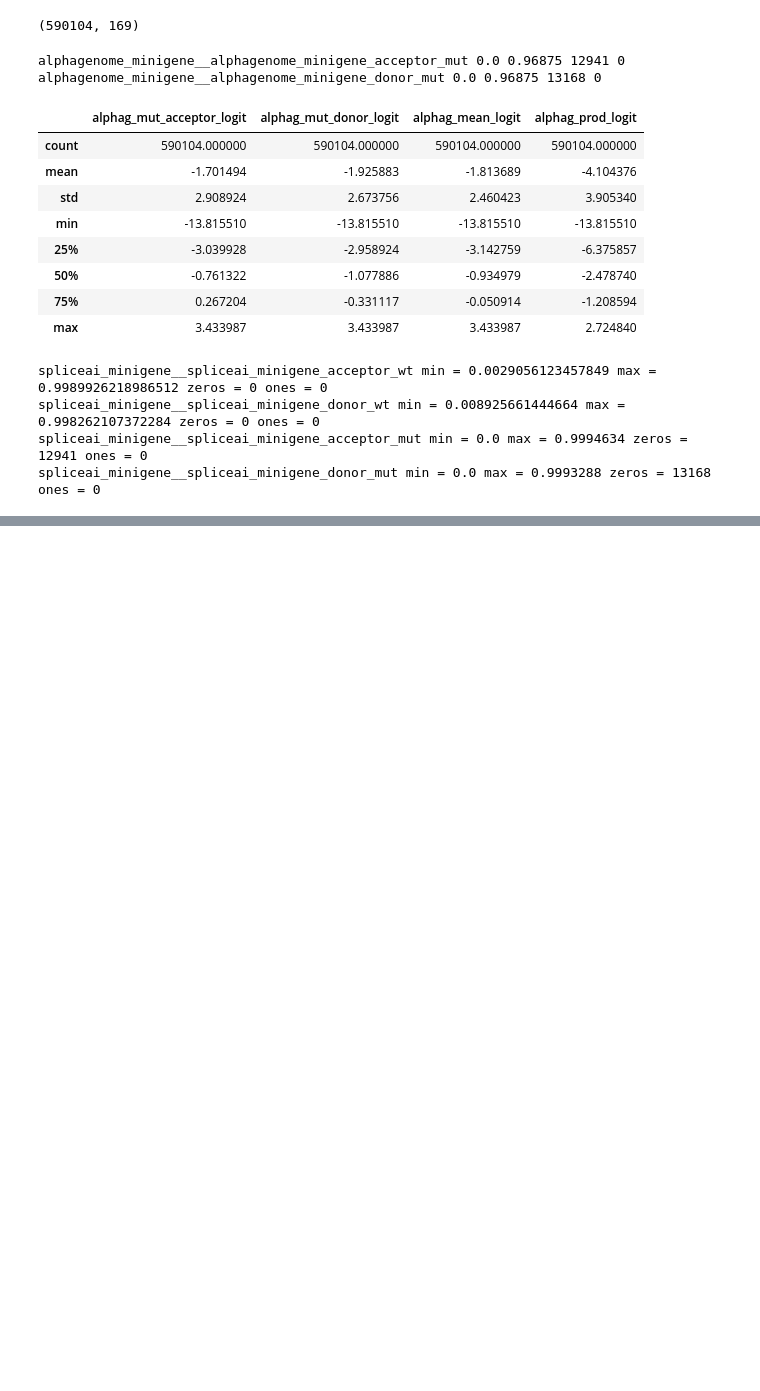
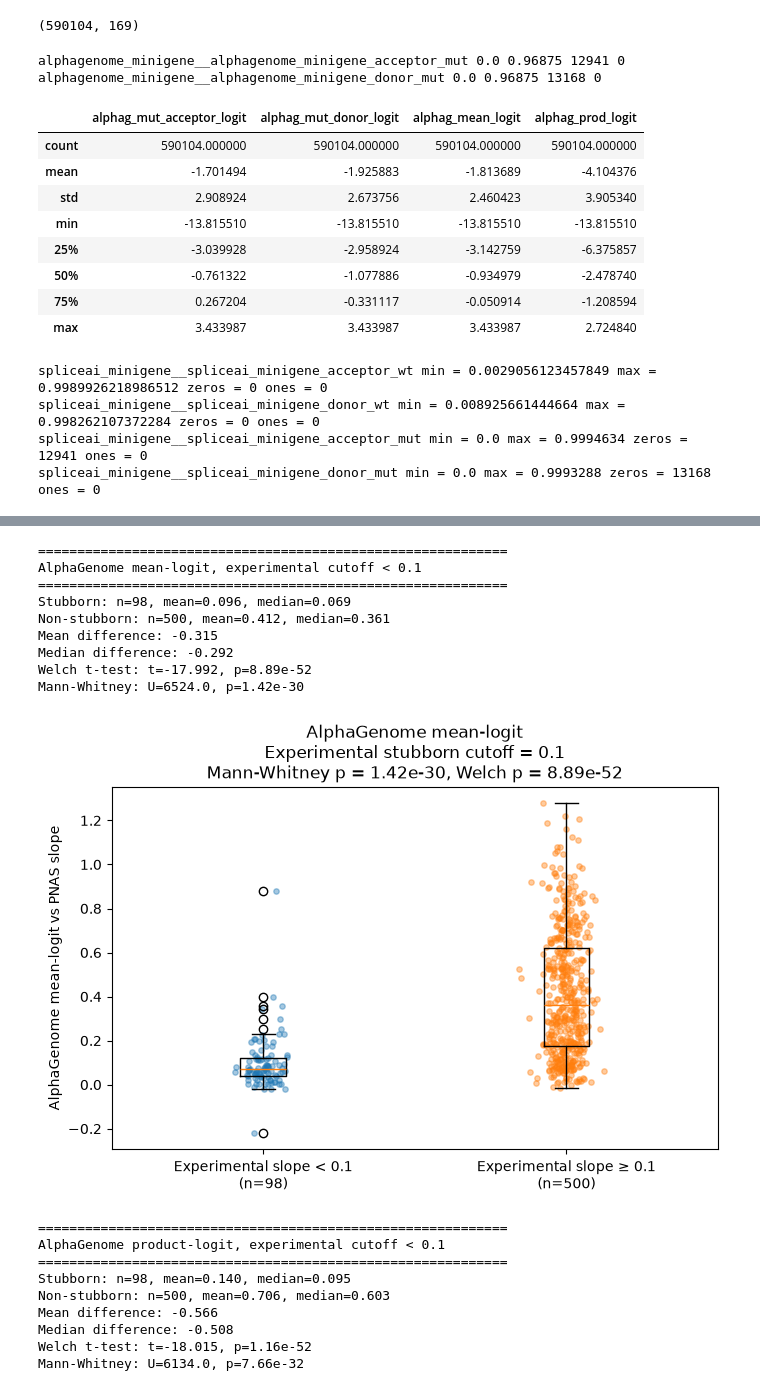
Before and after one commit to log2718/Opensplice-PNAS-data-analysis, a Jupyter notebook: analysis_script/alphagenome_minigene_figshare_analysis.ipynb, the cells around one changed output, grey strips where cells are left out. Saved outputs shown, nothing was run; the diff lists cells and outputs as text; code cells hidden in the pictures; blank space fills up the shorter version.

```diff
--- a/analysis_script/alphagenome_minigene_figshare_analysis.ipynb
+++ b/analysis_script/alphagenome_minigene_figshare_analysis.ipynb
@@ -307,0 +2743,76 @@ print("Plots saved to:", OUT_DIR)
+# %%
+results = []
+
+# ============================================================
+# cutoff = 0.1
+# ============================================================
+
+results.append(
+    compare_groups(
+        summary_3panel,
+        cutoff=0.1,
+        ag_col="slope_mean",
+        label="AlphaGenome mean-logit",
+        filename="mean_logit_exp_cutoff_0.1.png"
+    )
+)
+
+results.append(
+    compare_groups(
+        summary_3panel,
+        cutoff=0.1,
+        ag_col="slope_prod",
+        label="AlphaGenome product-logit",
+        filename="product_logit_exp_cutoff_0.1.png"
+    )
+)
+
+
+# ============================================================
+# cutoff = 0.2
+# ============================================================
+
+results.append(
+    compare_groups(
+        summary_3panel,
+        cutoff=0.2,
+        ag_col="slope_mean",
+        label="AlphaGenome mean-logit",
+        filename="mean_logit_exp_cutoff_0.2.png"
+    )
+)
+
+results.append(
+    compare_groups(
+        summary_3panel,
+        cutoff=0.2,
+        ag_col="slope_prod",
+        label="AlphaGenome product-logit",
+        filename="product_logit_exp_cutoff_0.2.png"
+    )
+)
+
+
+results_df = pd.DataFrame(results)
+
+results_df
+# %% [output]
+============================================================
+AlphaGenome mean-logit, experimental cutoff < 0.1
+============================================================
+Stubborn: n=98, mean=0.096, median=0.069
+Non-stubborn: n=500, mean=0.412, median=0.361
+Mean difference: -0.315
+Median difference: -0.292
+Welch t-test: t=-17.992, p=8.89e-52
+Mann-Whitney: U=6524.0, p=1.42e-30
+[figure, added]
+============================================================
+AlphaGenome product-logit, experimental cutoff < 0.1
+============================================================
+Stubborn: n=98, mean=0.140, median=0.095
+Non-stubborn: n=500, mean=0.706, median=0.603
+Mean difference: -0.566
+Median difference: -0.508
+Welch t-test: t=-18.015, p=1.16e-52
+Mann-Whitney: U=6134.0, p=7.66e-32
```
Also changed, not shown: parts of 27 cells of this notebook, 4 other files.
